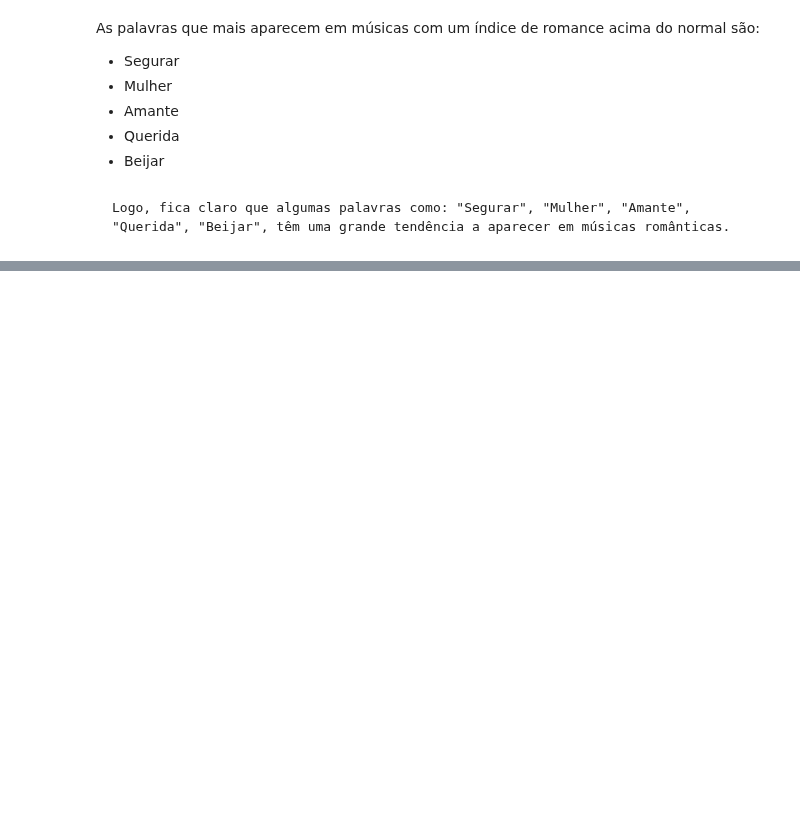
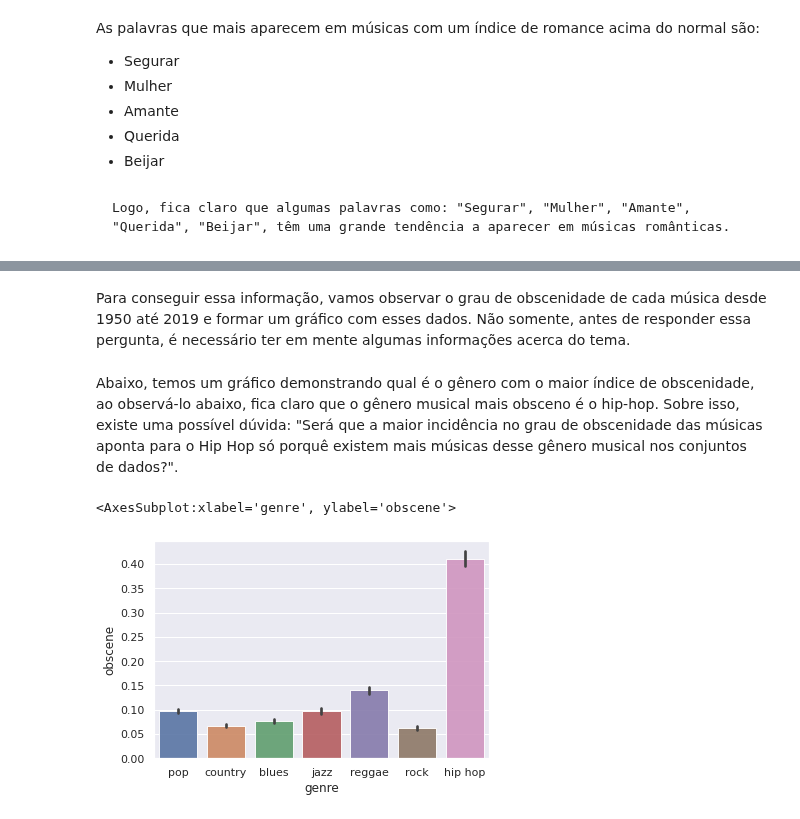
Before and after one commit to viniciusolzon/Music_Analysis, a Jupyter notebook: final_project.ipynb, the cells around one changed output, grey strips where cells are left out. Cells and saved outputs as stored; diff of their text form; code cells hidden in the pictures; blank space fills up the shorter version.

Commit message:
Segunda pergunta ok

```diff
--- a/final_project.ipynb
+++ b/final_project.ipynb
@@ -397,0 +402,10 @@ As palavras que mais aparecem em músicas com um índice de romance acima do nor
+# %% [markdown]
+Para conseguir essa informação, vamos observar o grau de obscenidade de cada música desde 1950 até 2019 e formar um gráfico com esses dados. Não somente, antes de responder essa pergunta, é necessário ter em mente algumas informações acerca do tema.
+# %% [markdown]
+Abaixo, temos um gráfico demonstrando qual é o gênero com o maior índice de obscenidade, ao observá-lo abaixo, fica claro que o gênero musical mais obsceno é o hip-hop. Sobre isso, existe uma possível dúvida: "Será que a maior incidência no grau de obscenidade das músicas aponta para o Hip Hop só porquê existem mais músicas desse gênero musical nos conjuntos de dados?".
+# %%
+sns.set_theme()
+sns.barplot(x = "genre", y = "obscene", data = second_df, alpha = 0.9)
+# %% [output]
+<AxesSubplot:xlabel='genre', ylabel='obscene'>
+[figure, added]
```
Also changed, not shown: parts of 17 cells of this notebook.
